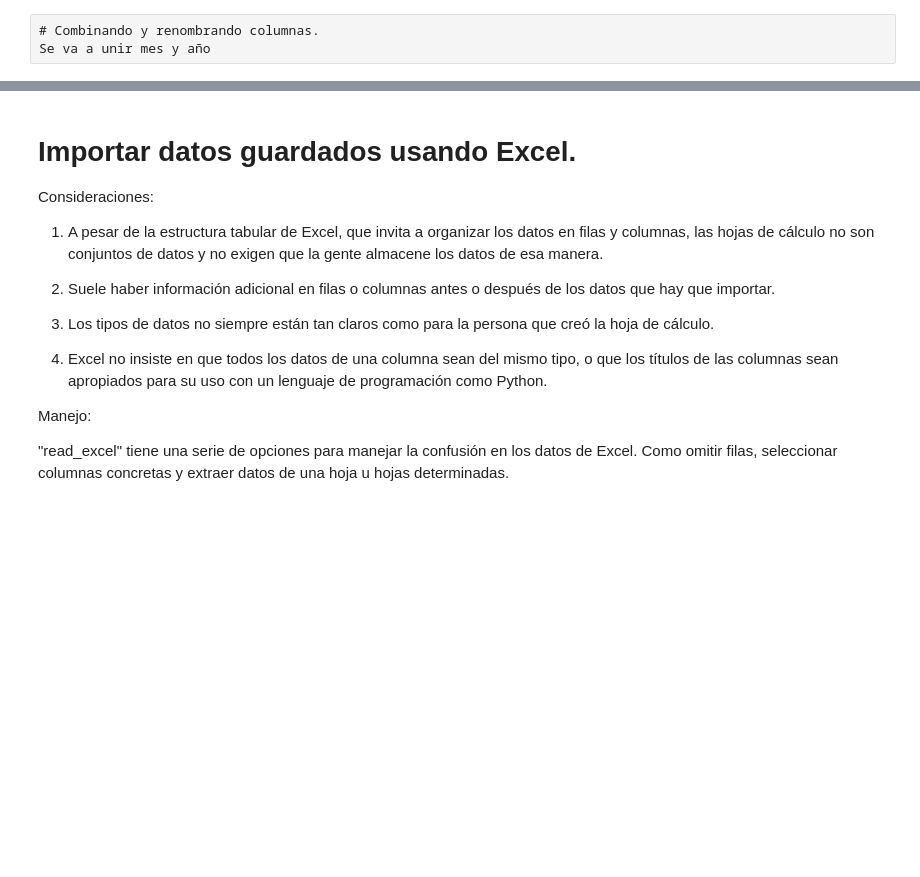
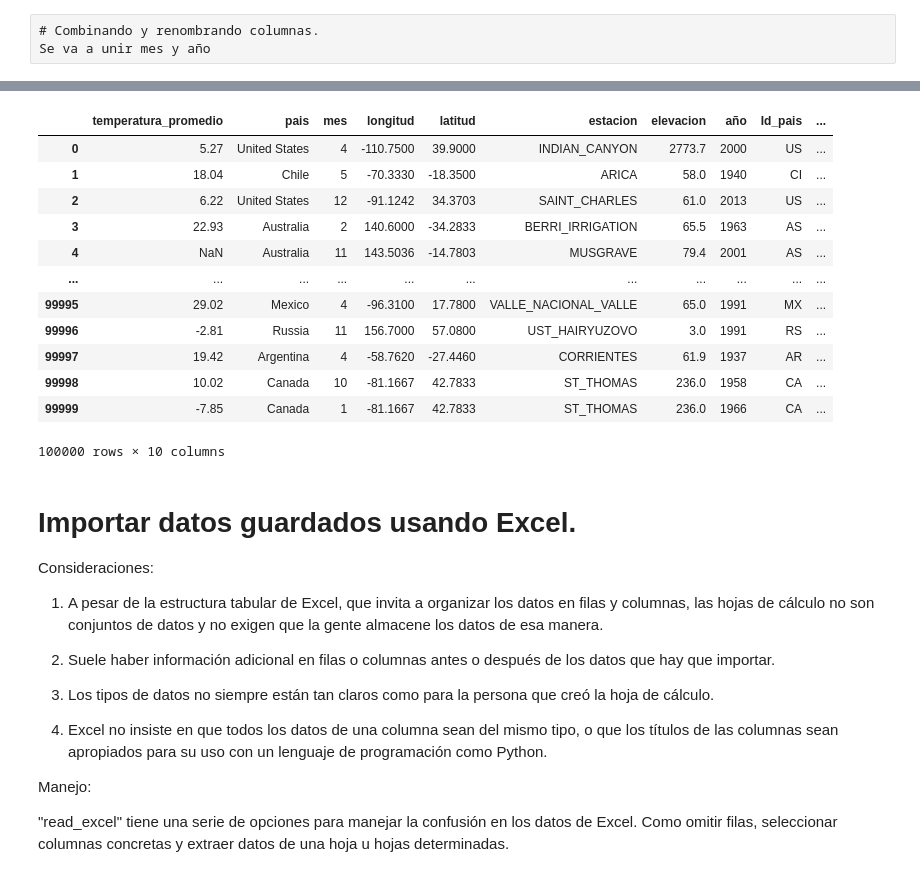
Before and after one commit to para18952/cursoPython2025, a Jupyter notebook: Modulo1_b/13_Importando_y_guardando_datos.ipynb, the cells around one changed output, grey strips where cells are left out. Saved outputs shown, nothing was run; the diff lists cells and outputs as text; code cells hidden in the pictures; blank space fills up the shorter version.

```diff
--- a/Modulo1_b/13_Importando_y_guardando_datos.ipynb
+++ b/Modulo1_b/13_Importando_y_guardando_datos.ipynb
@@ -444,9 +532,27 @@ Se va a unir mes y año
 # %%
 # Vamos a definir un orden personalizado para el DataFrame
 #landtemps.columns
-# orden_personalizado = ['año-mes','latitud', 'longitud', 'elevacion','estacion', 'Id_pais', 'pais']
+
+orden_personalizado = ['latitud', 'longitud', 'elevacion','estacion', 'Id_pais', 'pais']
+
+landtemps[orden_personalizado]
 
 # Para mostrar las columnas en orden alfabético:
+landtemps.sort_index(axis=1, ascending=True)
+# %% [output]
+|  | temperatura_promedio | pais | mes | longitud | latitud | estacion | elevacion | año | Id_pais | ... |
+| 0 | 5.27 | United States | 4 | -110.7500 | 39.9000 | INDIAN_CANYON | 2773.7 | 2000 | US | ... |
+| 1 | 18.04 | Chile | 5 | -70.3330 | -18.3500 | ARICA | 58.0 | 1940 | CI | ... |
+| 2 | 6.22 | United States | 12 | -91.1242 | 34.3703 | SAINT_CHARLES | 61.0 | 2013 | US | ... |
+| 3 | 22.93 | Australia | 2 | 140.6000 | -34.2833 | BERRI_IRRIGATION | 65.5 | 1963 | AS | ... |
+| 4 | NaN | Australia | 11 | 143.5036 | -14.7803 | MUSGRAVE | 79.4 | 2001 | AS | ... |
+| ... | ... | ... | ... | ... | ... | ... | ... | ... | ... | ... |
+| 99995 | 29.02 | Mexico | 4 | -96.3100 | 17.7800 | VALLE_NACIONAL_VALLE | 65.0 | 1991 | MX | ... |
+| 99996 | -2.81 | Russia | 11 | 156.7000 | 57.0800 | UST_HAIRYUZOVO | 3.0 | 1991 | RS | ... |
+| 99997 | 19.42 | Argentina | 4 | -58.7620 | -27.4460 | CORRIENTES | 61.9 | 1937 | AR | ... |
+| 99998 | 10.02 | Canada | 10 | -81.1667 | 42.7833 | ST_THOMAS | 236.0 | 1958 | CA | ... |
+| 99999 | -7.85 | Canada | 1 | -81.1667 | 42.7833 | ST_THOMAS | 236.0 | 1966 | CA | ... |
+100000 rows × 10 columns
 # %% [markdown]
 #                     Importar datos guardados usando Excel.
 
```
Also changed, not shown: parts of 8 cells of this notebook.
